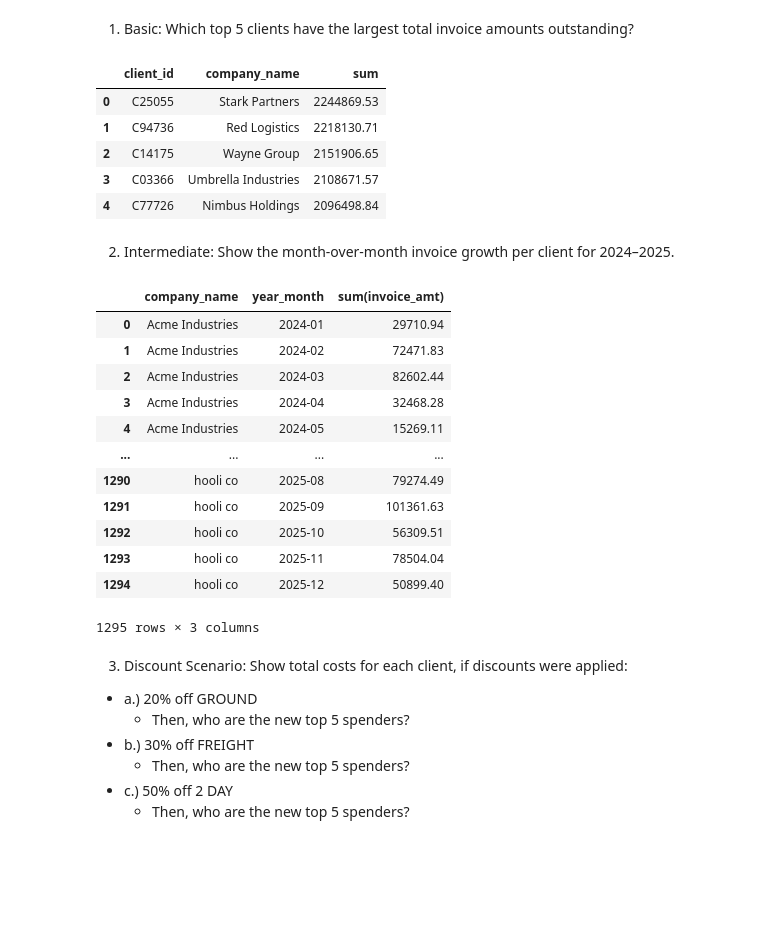
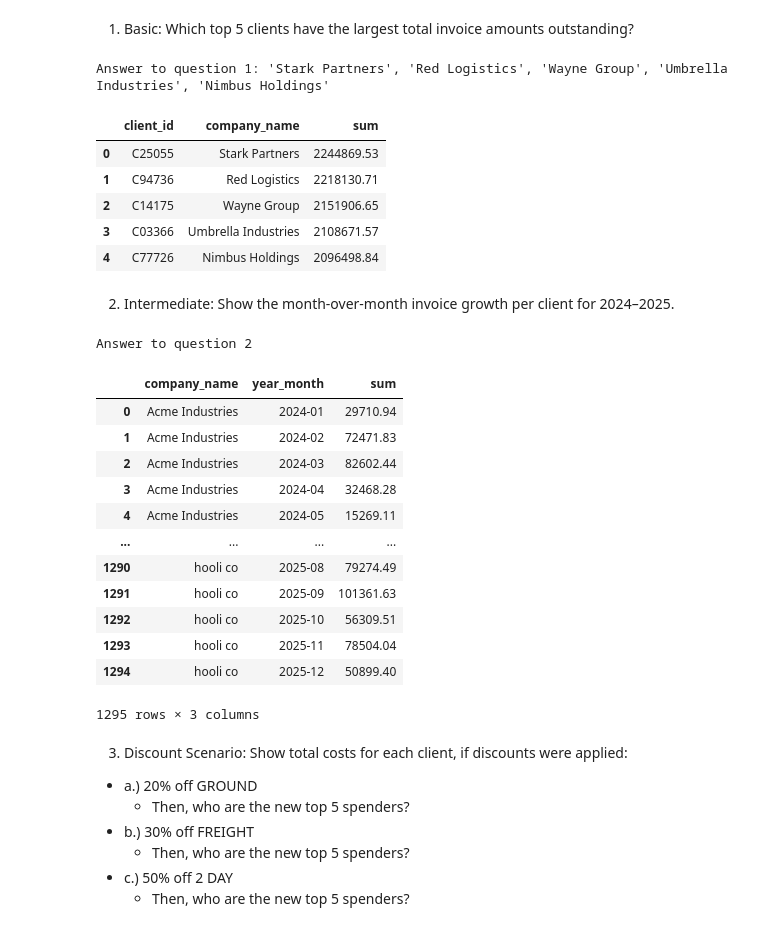
Before and after one commit to Relenes510/reveel_th_proj, a Jupyter notebook: notebooks/analysis questions.ipynb, the cells around one changed output. Drawn from its saved outputs; the diff is of its cells as text; code cells hidden in the pictures; blank space fills up the shorter version.

```diff
--- a/notebooks/analysis questions.ipynb
+++ b/notebooks/analysis questions.ipynb
@@ -61,7 +61,7 @@ def create_invoices_tbl(con):
     df3 = pd.read_csv("../output_tables/invoices_v3.csv")
 
     # Join all three tables together
-    df = con.execute(f"""SELECT invoice_id, invoice_date, client_id, client_ref, shipment_type, subtotal, tax, total, currency FROM
+    df = con.execute(f"""SELECT invoice_id, invoice_date, client_id, company_name, shipment_type, subtotal, tax, total, currency FROM
                         (WITH t1 AS (SELECT df.*, df2.* EXCLUDE (invoice_id, invoice_date, shipment_type, client_id) FROM df JOIN df2 ON df.invoice_id = df2.invoice_id)
                         SELECT t1.*, df3.* EXCLUDE (invoice_id, invoice_date, shipment_type) FROM t1 JOIN df3 ON t1.invoice_id = df3.invoice_id)
                         """).fetchdf()
@@ -81,8 +81,8 @@ def construct_final_tbl(con):
     df_cli = create_clients_tbl(con)
     df_inv = create_invoices_tbl(con)
 
-    df = con.execute("""SELECT df_cli.client_id, company_name, invoice_id, invoice_date, total as invoice_amt, df_cli.currency, shipment_type FROM df_cli JOIN df_inv
-                        ON df_cli.client_id = df_inv.client_id AND UPPER(df_cli.company_name) = TRIM(df_inv.client_ref)""").fetchdf()
+    df = con.execute("""SELECT df_cli.client_id, df_cli.company_name, invoice_id, invoice_date, total as invoice_amt, df_cli.currency, shipment_type FROM df_cli JOIN df_inv
+                        ON df_cli.client_id = df_inv.client_id AND UPPER(df_cli.company_name) = TRIM(df_inv.company_name)""").fetchdf()
     display(df)
 
     return df
@@ -116,6 +116,7 @@ answ.to_csv("../output_tables/answer1.csv", index=False)
 print('Answer to question 1')
 display(answ)
 # %% [output]
+Answer to question 1: 'Stark Partners', 'Red Logistics', 'Wayne Group', 'Umbrella Industries', 'Nimbus Holdings'
 |  | client_id | company_name | sum |
 | 0 | C25055 | Stark Partners | 2244869.53 |
 | 1 | C94736 | Red Logistics | 2218130.71 |
@@ -127,14 +128,15 @@ display(answ)
 # %%
 answ = con.execute("""WITH yr_mo AS (SELECT *, strftime(CAST(invoice_date AS DATE), '%Y-%m') AS year_month FROM df
                        WHERE invoice_date  BETWEEN '2024-01-01' AND '2025-12-30')
-                       SELECT company_name, year_month, SUM(invoice_amt) FROM yr_mo
+                       SELECT company_name, year_month, ROUND(SUM(invoice_amt), 2) as sum FROM yr_mo
                        GROUP BY company_name, year_month
                        ORDER BY company_name, year_month""").fetchdf()
 answ.to_csv("../output_tables/answer2.csv", index=False)
 print('Answer to question 2')
 display(answ)
 # %% [output]
+Answer to question 2
-|  | company_name | year_month | sum(invoice_amt) |
+|  | company_name | year_month | sum |
 | 0 | Acme Industries | 2024-01 | 29710.94 |
 | 1 | Acme Industries | 2024-02 | 72471.83 |
 | 2 | Acme Industries | 2024-03 | 82602.44 |
@@ -146,7 +148,7 @@ display(answ)
 | 1292 | hooli co | 2025-10 | 56309.51 |
 | 1293 | hooli co | 2025-11 | 78504.04 |
 | 1294 | hooli co | 2025-12 | 50899.40 |
-1295 rows × 3 columns
+1295 rows × 3 columns
 # %% [markdown]
 3. Discount Scenario: Show total costs for each client, if discounts were applied:
  - a.) 20% off GROUND
```
Also changed, not shown: 2 other files.
